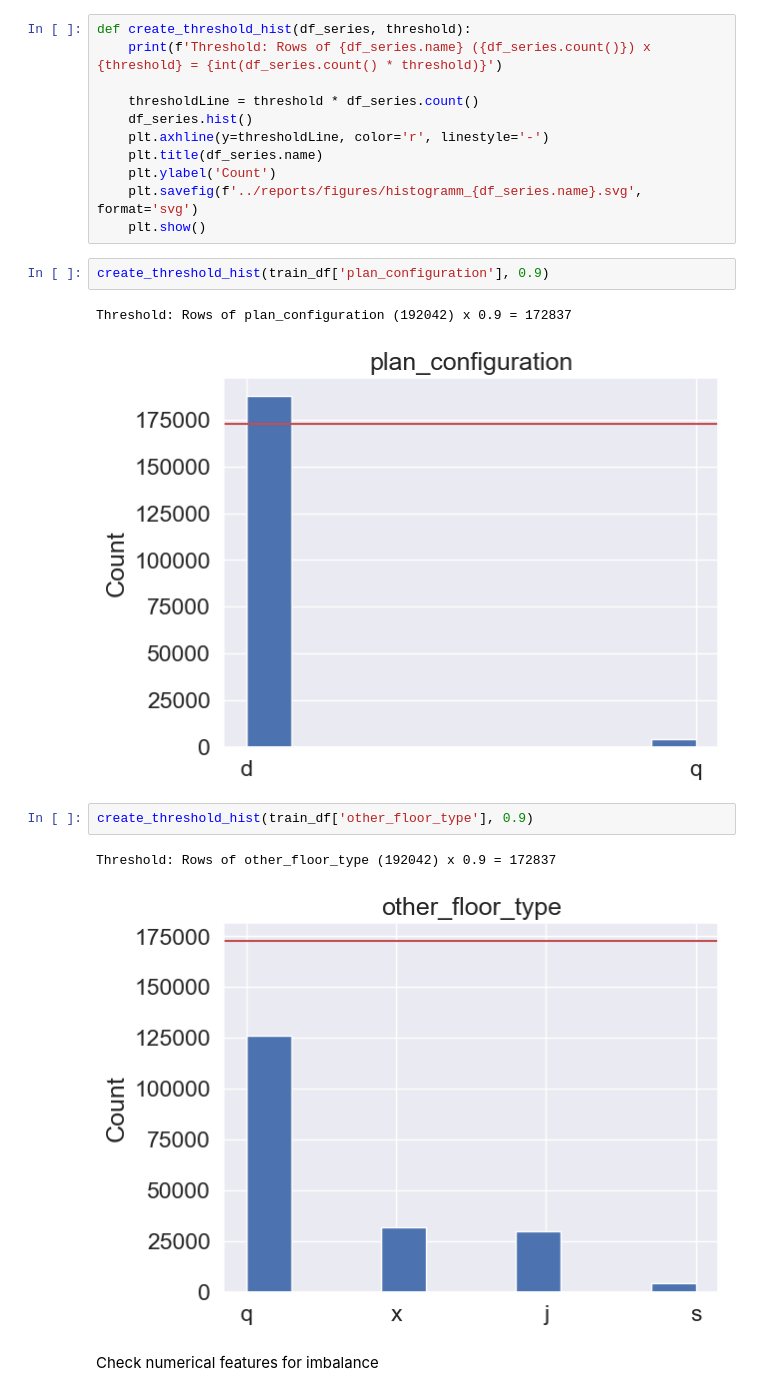
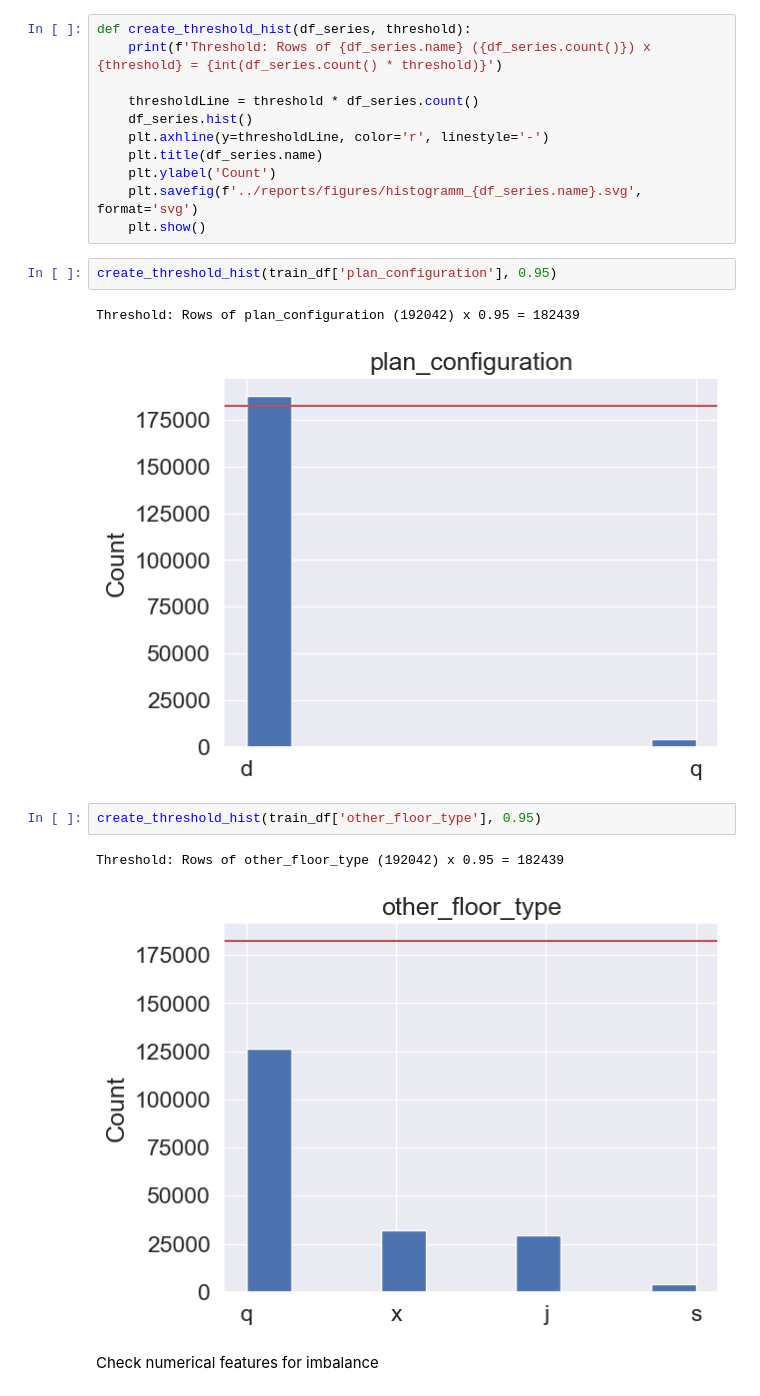
Before and after one commit to Sidies/-2015_Gorkha_earthquake_damage_prediction, a Jupyter notebook: notebooks/1.0-tyrell-data-cleaning.ipynb, the cells around one changed output. Drawn from its saved outputs; the diff is of its cells as text.

```diff
--- a/notebooks/1.0-tyrell-data-cleaning.ipynb
+++ b/notebooks/1.0-tyrell-data-cleaning.ipynb
@@ -579,15 +574,15 @@ def create_threshold_hist(df_series, threshold):
     plt.savefig(f'../reports/figures/histogramm_{df_series.name}.svg', format='svg')
     plt.show()
 # %%
-create_threshold_hist(train_df['plan_configuration'], 0.9)
+create_threshold_hist(train_df['plan_configuration'], 0.95)
 # %% [output]
-Threshold: Rows of plan_configuration (192042) x 0.9 = 172837
+Threshold: Rows of plan_configuration (192042) x 0.95 = 182439
-[figure, old version]
+[figure, new version]
 # %%
-create_threshold_hist(train_df['other_floor_type'], 0.9)
+create_threshold_hist(train_df['other_floor_type'], 0.95)
 # %% [output]
-Threshold: Rows of other_floor_type (192042) x 0.9 = 172837
+Threshold: Rows of other_floor_type (192042) x 0.95 = 182439
-[figure, old version]
+[figure, new version]
 # %% [markdown]
 Check numerical features for imbalance
 # %%
```
Also changed, not shown: parts of 1 cell of this notebook, 7 other files.
